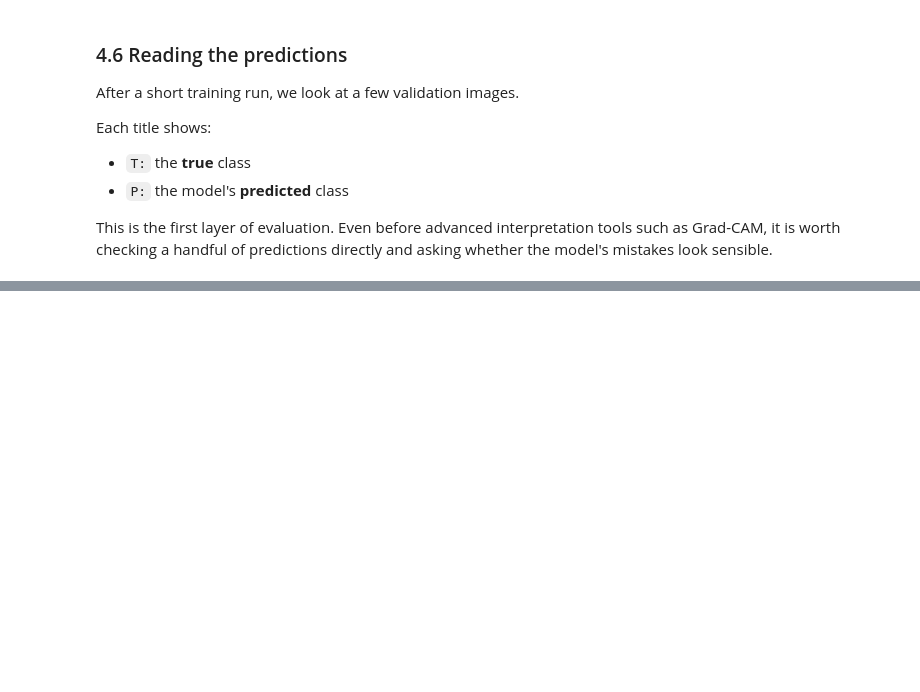
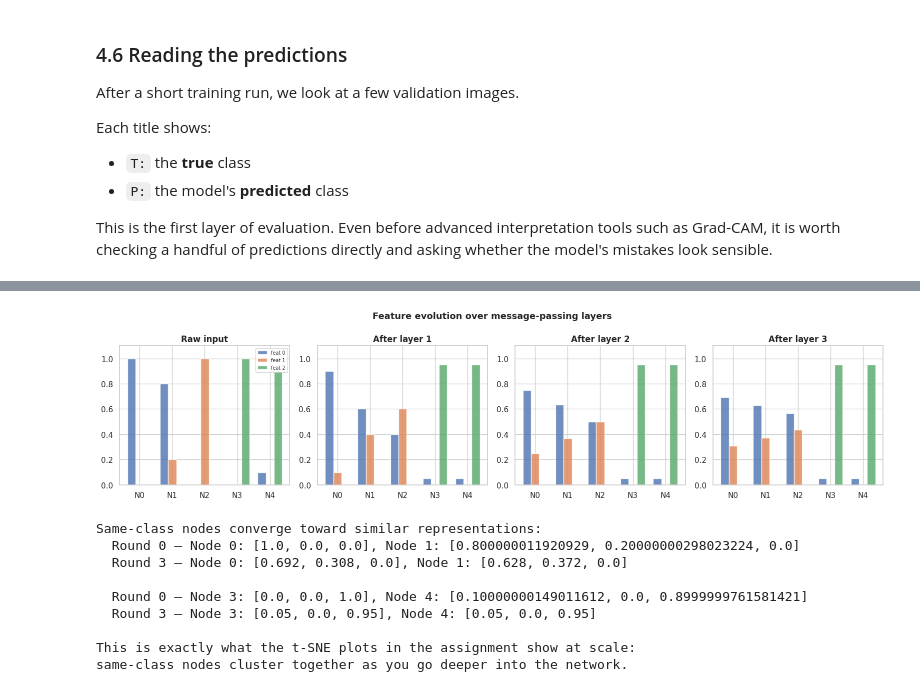
Before and after one commit to arhsis/UM-CISC7107-assignment2, a Jupyter notebook: UM-CISC7107-assignment2-tutorial.ipynb, the cells around one changed output, grey strips where cells are left out. Drawn from its saved outputs; the diff is of its cells as text; code cells hidden in the pictures; blank space fills up the shorter version.

```diff
--- a/UM-CISC7107-assignment2-tutorial.ipynb
+++ b/UM-CISC7107-assignment2-tutorial.ipynb
@@ -780,0 +1048,59 @@ plt.show()
+# %%
+# --- Watch how representations change over multiple message-passing rounds ---
+
+def one_round_message_passing(features, neighbors):
+    """Simple GCN-style: average self + neighbors."""
+    new_features = torch.zeros_like(features)
+    for node in range(len(features)):
+        all_nodes = [node] + neighbors[node]
+        new_features[node] = features[all_nodes].mean(dim=0)
+    return new_features
+
+# Run 3 rounds and track how features evolve
+h = node_features.clone()
+history = [h.clone()]
+for round_num in range(3):
+    h = one_round_message_passing(h, neighbors)
+    history.append(h.clone())
+
+# Plot: one bar chart per round showing all nodes' features
+fig, axes = plt.subplots(1, 4, figsize=(16, 4))
+node_cmap = [colors[labels[i]] for i in range(5)]
+
+for step, (ax, feats) in enumerate(zip(axes, history)):
+    x_pos = range(5)
+    # Stack the 3 feature dimensions as grouped bars
+    width = 0.25
+    for d in range(3):
+        ax.bar([x + d * width for x in x_pos], feats[:, d].tolist(),
+               width=width, label=f"feat {d}", alpha=0.8)
+    ax.set_xticks([x + width for x in x_pos])
+    ax.set_xticklabels([f"N{i}" for i in range(5)])
+    ax.set_ylim(0, 1.1)
+    ax.set_title(f"{'Raw input' if step == 0 else f'After layer {step}'}", fontweight="bold")
+    if step == 0:
+        ax.legend(fontsize=7)
+
+plt.suptitle("Feature evolution over message-passing layers", fontsize=13, fontweight="bold")
+plt.tight_layout()
+plt.show()
+
+# Print the convergence
+print("Same-class nodes converge toward similar representations:")
+print(f"  Round 0 — Node 0: {history[0][0].tolist()}, Node 1: {history[0][1].tolist()}")
+print(f"  Round 3 — Node 0: {[round(x,3) for x in history[3][0].tolist()]}, Node 1: {[round(x,3) for x in history[3][1].tolist()]}")
+print(f"\n  Round 0 — Node 3: {history[0][3].tolist()}, Node 4: {history[0][4].tolist()}")
+print(f"  Round 3 — Node 3: {[round(x,3) for x in history[3][3].tolist()]}, Node 4: {[round(x,3) for x in history[3][4].tolist()]}")
+print("\nThis is exactly what the t-SNE plots in the assignment show at scale:"
+      "\nsame-class nodes cluster together as you go deeper into the network.")
+# %% [output]
+[figure, added]
+Same-class nodes converge toward similar representations:
+  Round 0 — Node 0: [1.0, 0.0, 0.0], Node 1: [0.800000011920929, 0.20000000298023224, 0.0]
+  Round 3 — Node 0: [0.692, 0.308, 0.0], Node 1: [0.628, 0.372, 0.0]
+
+  Round 0 — Node 3: [0.0, 0.0, 1.0], Node 4: [0.10000000149011612, 0.0, 0.8999999761581421]
+  Round 3 — Node 3: [0.05, 0.0, 0.95], Node 4: [0.05, 0.0, 0.95]
+
+This is exactly what the t-SNE plots in the assignment show at scale:
+same-class nodes cluster together as you go deeper into the network.
```
Also changed, not shown: parts of 15 cells of this notebook, 2 other files.
